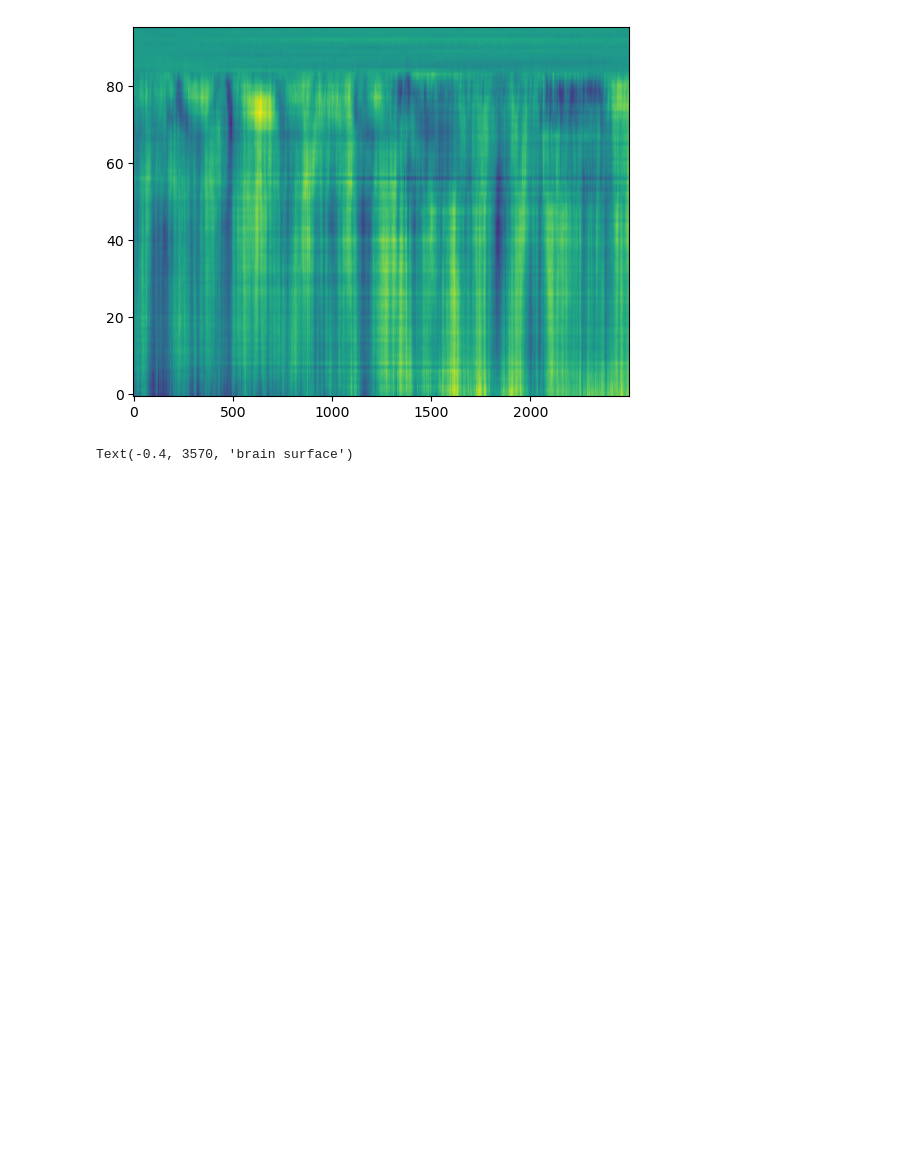
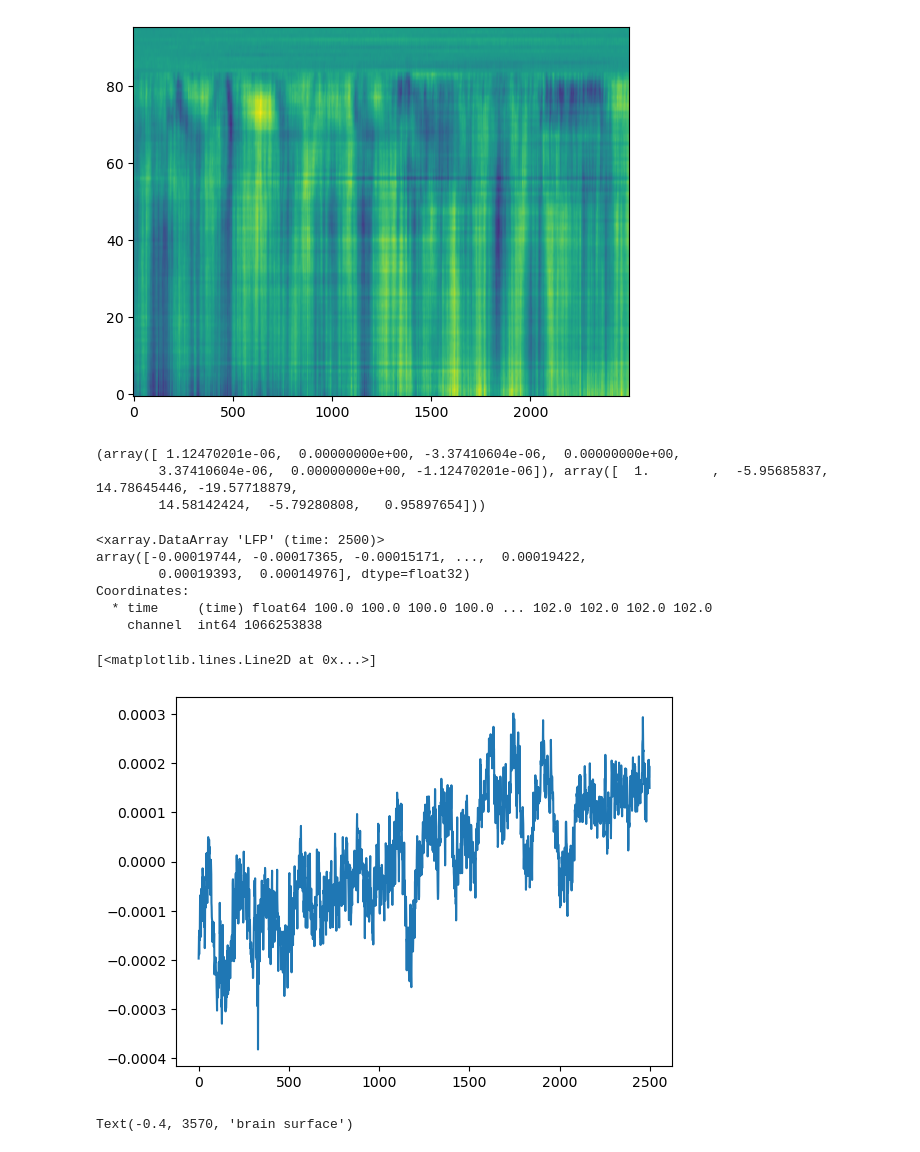
Before and after one commit to jerryjii/HMM, a Jupyter notebook: HMM_LFP.ipynb, the cells around one changed output. Cells and saved outputs as stored; diff of their text form; code cells hidden in the pictures; blank space fills up the shorter version.

```diff
--- a/HMM_LFP.ipynb
+++ b/HMM_LFP.ipynb
@@ -64,6 +46,29 @@ plt.imshow(lfp_slice.T, aspect='auto',origin='lower', cmap='viridis')
 # %% [output]
 <matplotlib.image.AxesImage at 0x...>
 [figure]
+# %%
+lfp_copy = deepcopy(lfp_slice)
+result = butter(N=3, Wn=[3, 8], fs=1500, btype='bandpass', output='ba')
+print(result)
+# %% [output]
+(array([ 1.12470201e-06,  0.00000000e+00, -3.37410604e-06,  0.00000000e+00,
+        3.37410604e-06,  0.00000000e+00, -1.12470201e-06]), array([  1.        ,  -5.95685837,  14.78645446, -19.57718879,
+        14.58142424,  -5.79280808,   0.95897654]))
+# %%
+single = lfp_copy.T[0]
+print(single)
+# %% [output]
+<xarray.DataArray 'LFP' (time: 2500)>
+array([-0.00019744, -0.00017365, -0.00015171, ...,  0.00019422,
+        0.00019393,  0.00014976], dtype=float32)
+Coordinates:
+  * time     (time) float64 100.0 100.0 100.0 100.0 ... 102.0 102.0 102.0 102.0
+    channel  int64 1066253838
+# %%
+plt.plot(single)
+# %% [output]
+[<matplotlib.lines.Line2D at 0x...>]
+[figure, added]
 # %%
 stim_presentations = session.stimulus_presentations
 flashes = stim_presentations[stim_presentations['stimulus_name'].str.contains('flash')]
```
Also changed, not shown: parts of 2 cells of this notebook.
